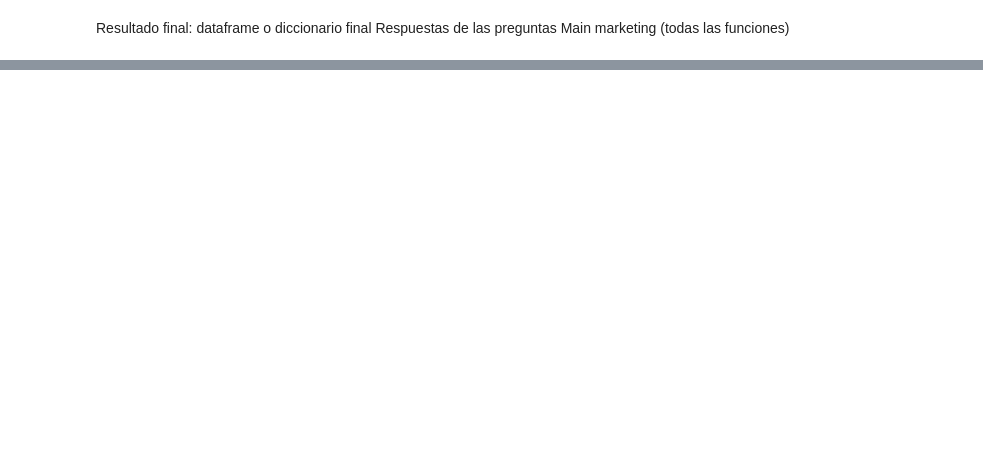
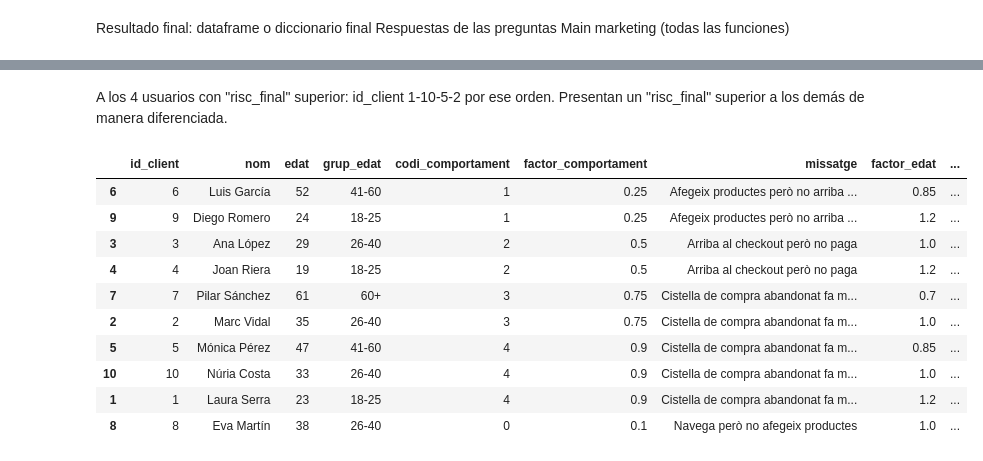
Before and after one commit to noelcarrionmatias/IT_Data, a Jupyter notebook: Especializacion/7_Sprint/codigo_sprint7_noel.ipynb, the cells around one changed output, grey strips where cells are left out. Saved outputs shown, nothing was run; the diff lists cells and outputs as text; code cells hidden in the pictures; blank space fills up the shorter version.

```diff
--- a/Especializacion/7_Sprint/codigo_sprint7_noel.ipynb
+++ b/Especializacion/7_Sprint/codigo_sprint7_noel.ipynb
@@ -221,0 +301,18 @@ Main marketing (todas las funciones)
+# %% [markdown]
+A los 4 usuarios con "risc_final" superior: id_client 1-10-5-2 por ese orden. Presentan un "risc_final" superior a los demás de manera diferenciada.
+# %%
+# 2. Quines diferències hi ha entre clients amb el mateix comportament però d'edats diferents?
+# (Per exemple: un client jove que abandona la cistella de compra fa 24 h té el mateix risc que un de més edat?)
+procesar_clients_df.transpose().sort_values(by=["missatge","risc_final"])
+# %% [output]
+|  | id_client | nom | edat | grup_edat | codi_comportament | factor_comportament | missatge | factor_edat | ... |
+| 6 | 6 | Luis García | 52 | 41-60 | 1 | 0.25 | Afegeix productes però no arriba ... | 0.85 | ... |
+| 9 | 9 | Diego Romero | 24 | 18-25 | 1 | 0.25 | Afegeix productes però no arriba ... | 1.2 | ... |
+| 3 | 3 | Ana López | 29 | 26-40 | 2 | 0.5 | Arriba al checkout però no paga | 1.0 | ... |
+| 4 | 4 | Joan Riera | 19 | 18-25 | 2 | 0.5 | Arriba al checkout però no paga | 1.2 | ... |
+| 7 | 7 | Pilar Sánchez | 61 | 60+ | 3 | 0.75 | Cistella de compra abandonat fa m... | 0.7 | ... |
+| 2 | 2 | Marc Vidal | 35 | 26-40 | 3 | 0.75 | Cistella de compra abandonat fa m... | 1.0 | ... |
+| 5 | 5 | Mónica Pérez | 47 | 41-60 | 4 | 0.9 | Cistella de compra abandonat fa m... | 0.85 | ... |
+| 10 | 10 | Núria Costa | 33 | 26-40 | 4 | 0.9 | Cistella de compra abandonat fa m... | 1.0 | ... |
+| 1 | 1 | Laura Serra | 23 | 18-25 | 4 | 0.9 | Cistella de compra abandonat fa m... | 1.2 | ... |
+| 8 | 8 | Eva Martín | 38 | 26-40 | 0 | 0.1 | Navega però no afegeix productes | 1.0 | ... |
```
Also changed, not shown: parts of 32 cells of this notebook.
